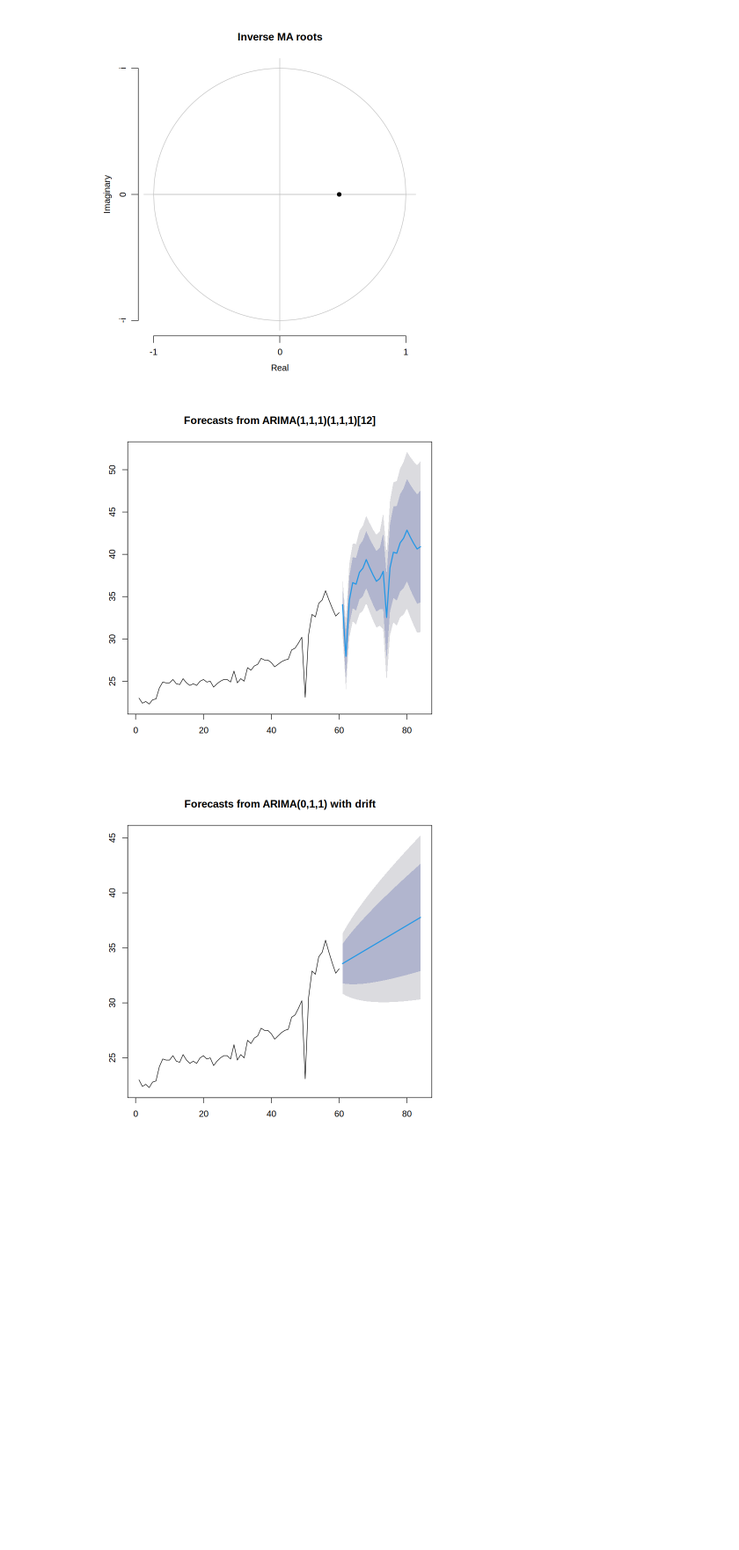
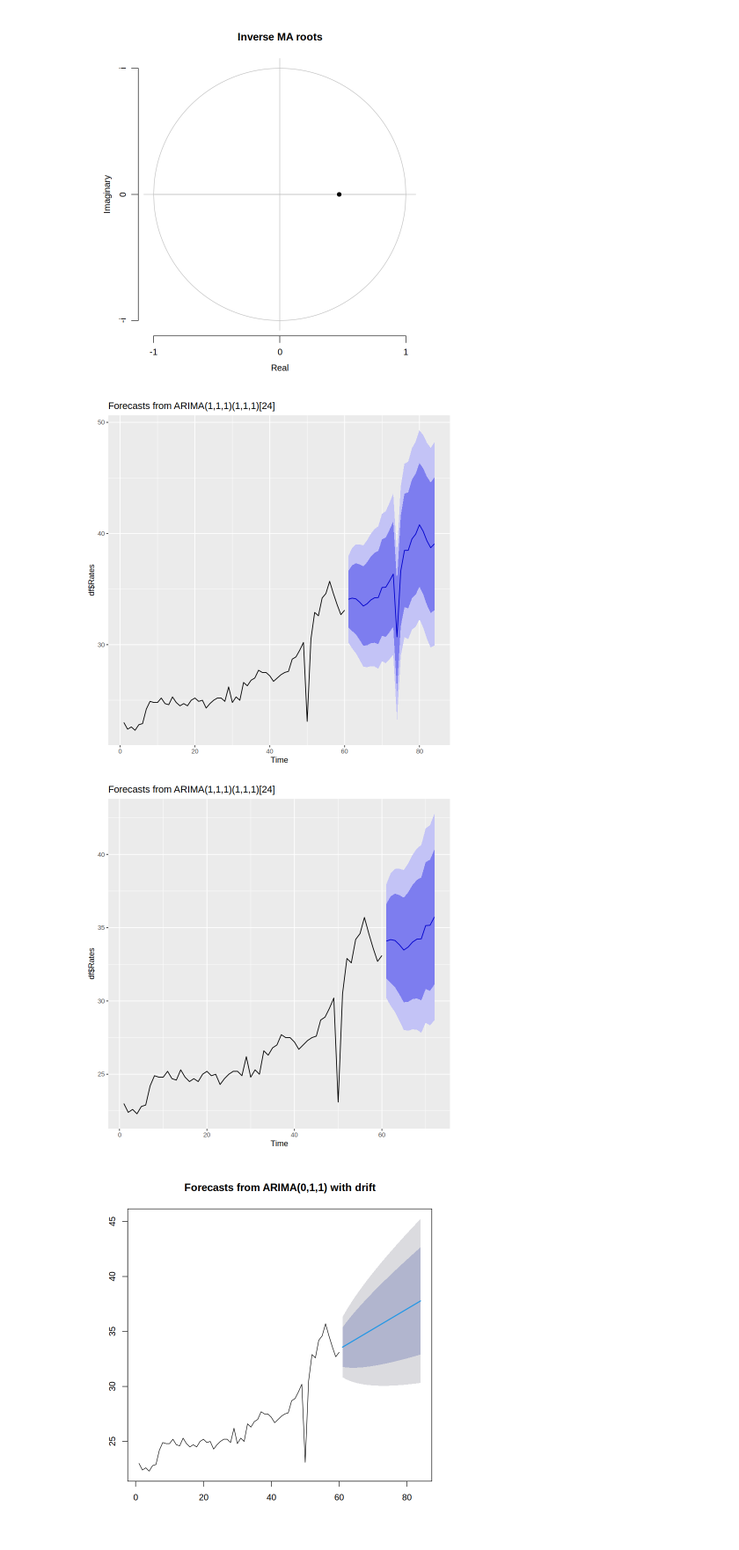
Before and after one commit to mngadilinda/Unemployment_SARIMA, a Jupyter notebook: Unemployement SARIMA.ipynb, the cells around one changed output. Shown: that part at 88% size. Saved outputs shown, nothing was run; the diff lists cells and outputs as text; code cells hidden in the pictures; blank space fills up the shorter version.

```diff
--- a/Unemployement SARIMA.ipynb
+++ b/Unemployement SARIMA.ipynb
@@ -90,6 +98,7 @@ pacf(dif_df1$Rates,lag.max = 24)
 # %% [output]
 [figure]
 # %%
-fit <- Arima(df$Rates, order=c(1,1,1), seasonal=list(order=c(1,1,1), period=12))
+model1 <- Arima(df$Rates, order=c(1,1,1), seasonal=list(order=c(1,1,1), period=24))
+model2 <- Arima(df$Rates, order=c(1,1,1), seasonal=list(order=c(1,1,1), period=12))
 # %%
 # model <- auto.arima(df$Rates)
@@ -103,11 +115,14 @@ plot(model)
 # %% [output]
 [figure]
 # %%
-fit_pred <- forecast(fit, h=24)
+pred1 <- forecast(model1, h=24)
+pred2 <- forecast(model1, h=12)
 # %%
-plot(fit_pred)
+autoplot(pred1)
+autoplot(pred2)
 # %% [output]
-[figure, old version]
+[figure, new version]
+[figure, added]
 # %%
 model_pred <- forecast(model, h=24)
 # %%
```
Also changed, not shown: parts of 5 cells of this notebook.
